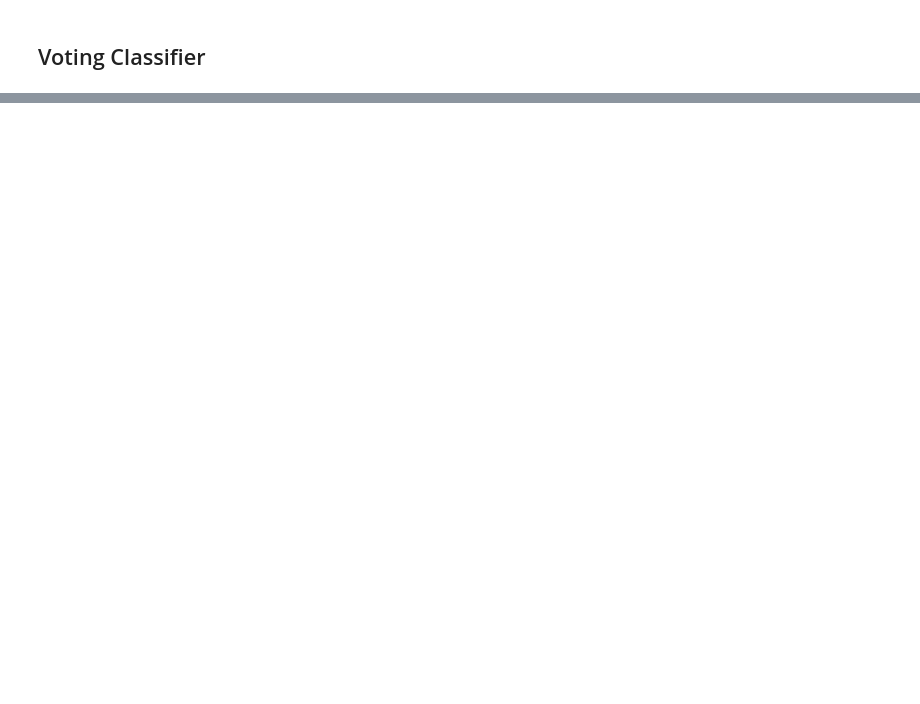
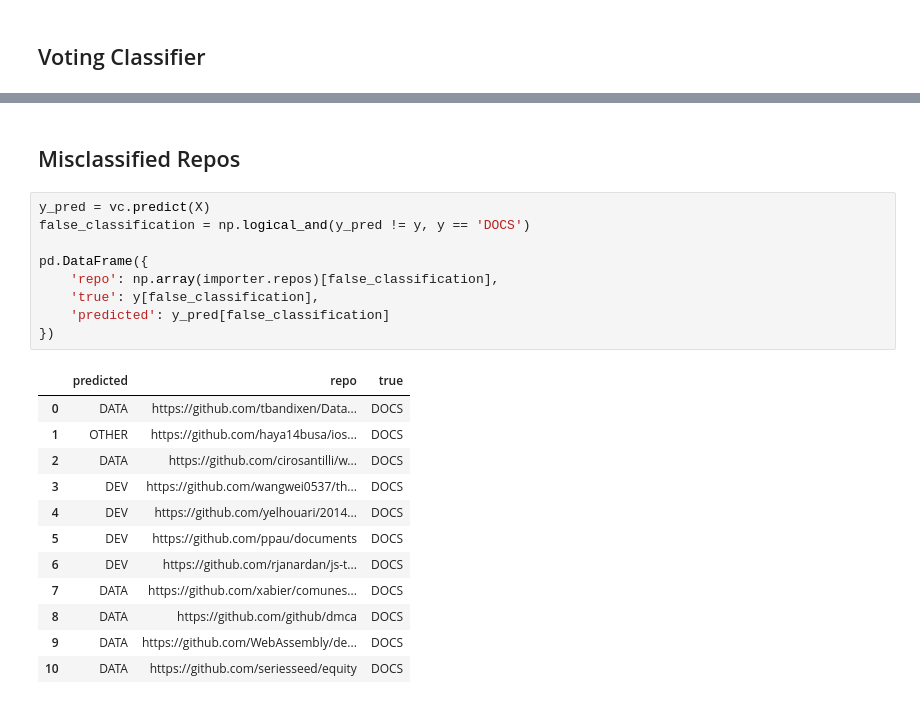
Before and after one commit to mbornstein/GithubRepoClassification, a Jupyter notebook: Classification Models.ipynb, the cells around one changed output, grey strips where cells are left out. Cells and saved outputs as stored; diff of their text form; blank space fills up the shorter version.

```diff
--- a/Classification Models.ipynb
+++ b/Classification Models.ipynb
@@ -297,0 +307,24 @@ Confusion matrix, without normalization
+# %% [markdown]
+## Misclassified Repos
+# %%
+y_pred = vc.predict(X)
+false_classification = np.logical_and(y_pred != y, y == 'DOCS')
+
+pd.DataFrame({
+    'repo': np.array(importer.repos)[false_classification],
+    'true': y[false_classification],
+    'predicted': y_pred[false_classification]
+})
+# %% [output]
+|  | predicted | repo | true |
+| 0 | DATA | https://github.com/tbandixen/Data... | DOCS |
+| 1 | OTHER | https://github.com/haya14busa/ios... | DOCS |
+| 2 | DATA | https://github.com/cirosantilli/w... | DOCS |
+| 3 | DEV | https://github.com/wangwei0537/th... | DOCS |
+| 4 | DEV | https://github.com/yelhouari/2014... | DOCS |
+| 5 | DEV | https://github.com/ppau/documents | DOCS |
+| 6 | DEV | https://github.com/rjanardan/js-t... | DOCS |
+| 7 | DATA | https://github.com/xabier/comunes... | DOCS |
+| 8 | DATA | https://github.com/github/dmca | DOCS |
+| 9 | DATA | https://github.com/WebAssembly/de... | DOCS |
+| 10 | DATA | https://github.com/seriesseed/equity | DOCS |
```
Also changed, not shown: parts of 12 cells of this notebook, 3 other files.
